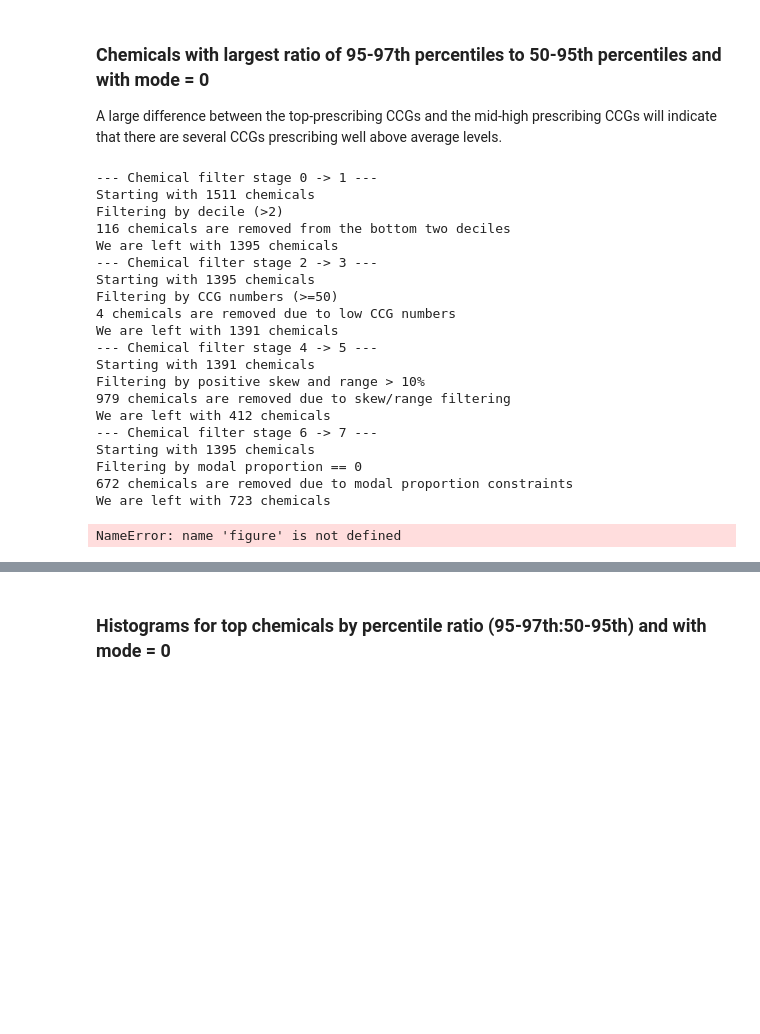
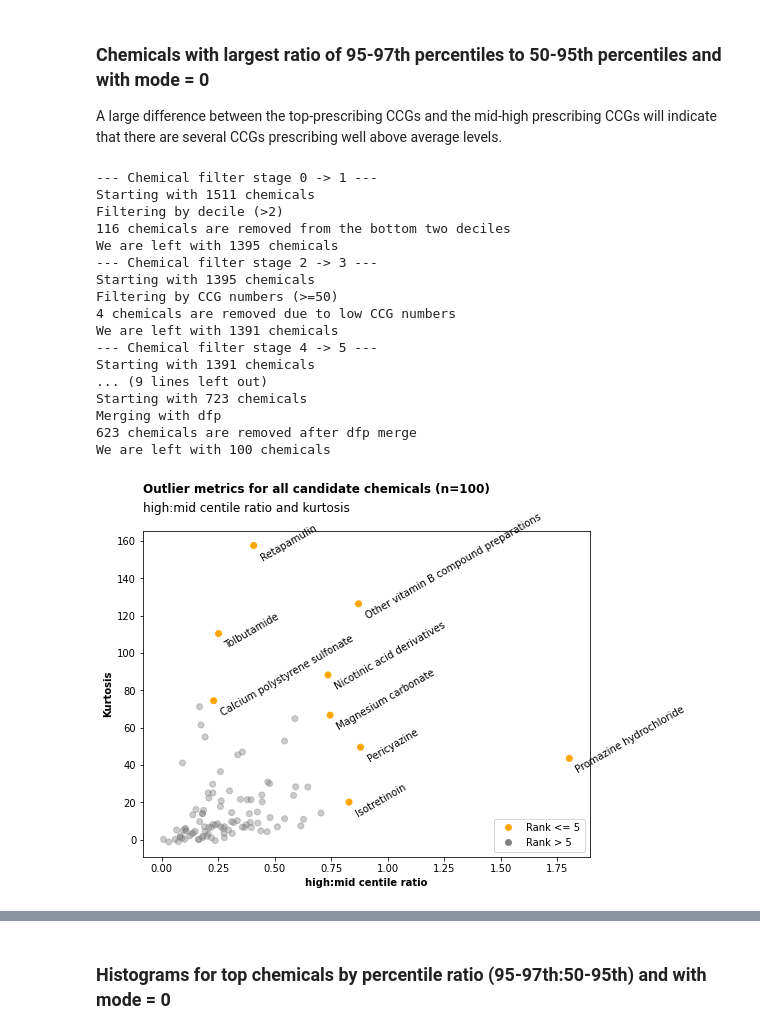
Before and after one commit to ebmdatalab/kurtosis-pericyazine, a Jupyter notebook: notebooks/CHECK Kurtosis - pericyazine.ipynb, the cells around one changed output, grey strips where cells are left out. Drawn from its saved outputs; the diff is of its cells as text; code cells hidden in the pictures; blank space fills up the shorter version.

Commit message:
feat: adding new counts and updating figure

```diff
--- a/notebooks/CHECK Kurtosis - pericyazine.ipynb
+++ b/notebooks/CHECK Kurtosis - pericyazine.ipynb
@@ -460,6 +460,11 @@ print(f"Starting with {num_chemicals_stage6} chemicals")
 print( "Filtering by modal proportion == 0")
 print(f"{num_chemicals_lost_67} chemicals are removed due to modal proportion constraints")
 print(f"We are left with {num_chemicals_stage7} chemicals")
+print(f"--- Chemical filter stage 7 -> 8 ---")
+print(f"Starting with {num_chemicals_stage7} chemicals")
+print( "Merging with dfp")
+print(f"{num_chemicals_lost_78} chemicals are removed after dfp merge")
+print(f"We are left with {num_chemicals_stage8} chemicals")
 # %% [output]
 --- Chemical filter stage 0 -> 1 ---
 Starting with 1511 chemicals
@@ -473,14 +478,11 @@ Filtering by CCG numbers (>=50)
 We are left with 1391 chemicals
 --- Chemical filter stage 4 -> 5 ---
 Starting with 1391 chemicals
-Filtering by positive skew and range > 10%
-979 chemicals are removed due to skew/range filtering
-We are left with 412 chemicals
---- Chemical filter stage 6 -> 7 ---
-Starting with 1395 chemicals
-Filtering by modal proportion == 0
-672 chemicals are removed due to modal proportion constraints
-We are left with 723 chemicals
+... (9 lines left out)
+Starting with 723 chemicals
+Merging with dfp
+623 chemicals are removed after dfp merge
+We are left with 100 chemicals
 # %%
 
 import matplotlib.pyplot as plt
@@ -490,41 +492,41 @@ from matplotlib.lines import Line2D  # for legend handle
 
 smy2["r_rank"]  = smy2["ratio2"].rank(ascending=False, method="min")
 smy2["k_rank"]  = smy2["kurtosis"].rank(ascending=False, method="min")
+num_chemicals_plotted = smy2['chemical'].nunique()
 
 n_to_label = 5
 
 data_to_plot = smy2[['ratio2','kurtosis','chemical name','r_rank','k_rank']].rename(columns={"chemical name":"label", "ratio2":"ratio"})
 data_to_plot.set_index('label', inplace=True)
 
+
 ## Which chemicals to highlight?
 data_to_plot['group'] = f"Rank > {n_to_label}"
 data_to_plot.loc[(data_to_plot.r_rank<=n_to_label)|(data_to_plot.k_rank<=n_to_label), 'group'] = 'Rank <= 5'
 colour_map = {f"Rank <= {n_to_label}":'orange', f"Rank > {n_to_label}":'grey'}
 alpha_map = {f"Rank <= {n_to_label}":1, f"Rank > {n_to_label}":0.4}
-
-figure(figsize=(10, 4), dpi=200)
 
 fig, ax = plt.subplots()
 
 ax.scatter(data_to_plot['ratio'], data_to_plot['kurtosis'], c=data_to_plot['group'].map(colour_map), alpha=data_to_plot['group'].map(alpha_map) )
 
 for k, v in data_to_plot.iterrows():
     if v.group == f"Rank <= {n_to_label}":
         ax.annotate(k, (v['ratio'], v['kurtosis']), textcoords="offset points", xytext=(5,-15), ha='left', rotation=30)
 
 handles = [Line2D([0], [0], marker='o', color='w', markerfacecolor=v, label=k, markersize=8) for k, v in colour_map.items()]
 ax.legend(title='', handles=handles, loc='lower right')
 plt.xlabel("high:mid centile ratio", weight="bold")
 plt.ylabel("Kurtosis", weight="bold")
-plt.title(f"Top ranking (rank <= {n_to_label}) chemicals (by high:mid centile ratio or kurtosis)", weight="bold", y=1.05)
-
+plt.suptitle(f"Outlier metrics for all candidate chemicals (n={num_chemicals_plotted})", weight="bold", x=0.125, y=0.99, horizontalalignment="left")
+plt.title(f"high:mid centile ratio and kurtosis", x=0, y=1.04, horizontalalignment='left' )
 plt.gcf().set_size_inches(8, 6)
 
 plt.savefig('ratio_kurtosis_plot.png', dpi=300, bbox_inches='tight')
 
 plt.show()
 # %% [output]
-NameError: name 'figure' is not defined
+[figure, added]
 # %%
 smy2 = smy0.copy()
 smy2["95-97"] = smy2["97%"]-smy2["95%"]
```
Also changed, not shown: parts of 1 cell of this notebook, 2 other files.
